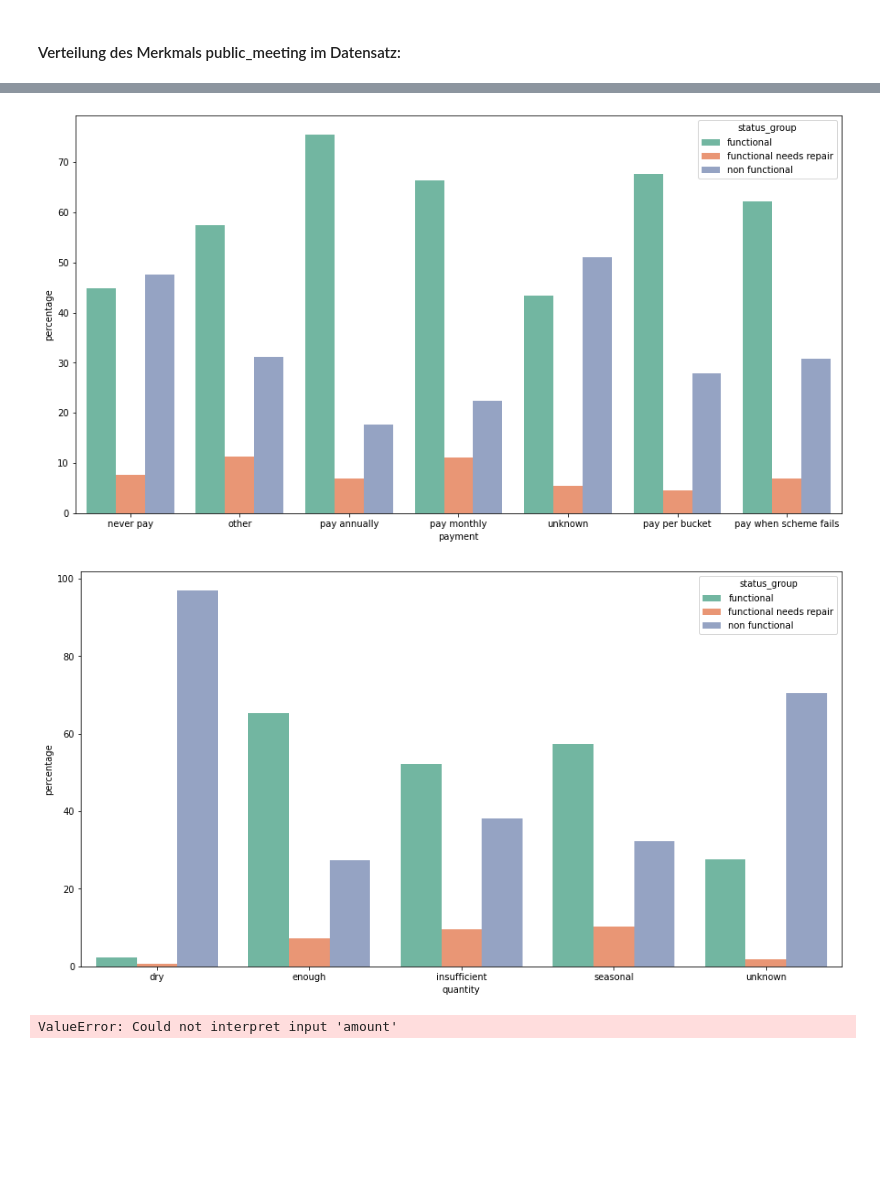
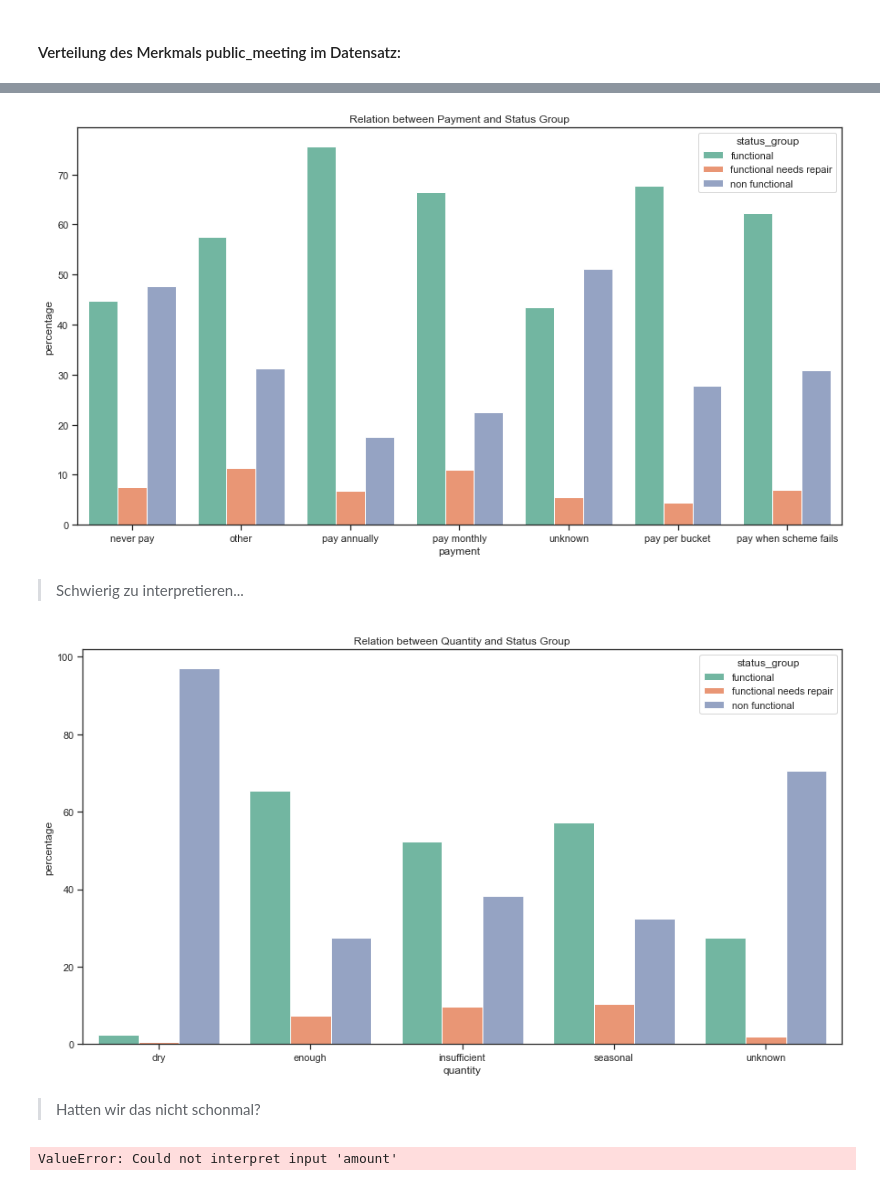
Before and after one commit to finitearth/DataExploration, a Jupyter notebook: presentation.ipynb, the cells around one changed output, grey strips where cells are left out. Cells and saved outputs as stored; diff of their text form; code cells hidden in the pictures; blank space fills up the shorter version.

```diff
--- a/presentation.ipynb
+++ b/presentation.ipynb
@@ -481,15 +486,18 @@ sns.barplot(x="management", y="percentage", hue="status_group", data=attrition_c
 # %%
 plt.figure(figsize=(15,8))
 
 attrition_counts = (train_data.groupby(['payment'])['status_group']
                      .value_counts(normalize=True)
                      .rename('percentage')
                      .mul(100)
                      .reset_index()
                      .sort_values('status_group'))
+plt.title('Relation between Payment and Status Group')
 sns.barplot(x="payment", y="percentage", hue="status_group", data=attrition_counts, palette="Set2");
 # %% [output]
-[figure, old version]
+[figure, new version]
+# %% [markdown]
+>Schwierig zu interpretieren...
 # %%
 plt.figure(figsize=(15,8))
 
@@ -499,9 +507,12 @@ attrition_counts = (train_data.groupby(['quantity'])['status_group']
                      .mul(100)
                      .reset_index()
                      .sort_values('status_group'))
+plt.title('Relation between Quantity and Status Group')
 sns.barplot(x="quantity", y="percentage", hue="status_group", data=attrition_counts, palette="Set2");
 # %% [output]
-[figure, old version]
+[figure, new version]
+# %% [markdown]
+>Hatten wir das nicht schonmal?
 # %%
 plt.figure(figsize=(15,8))
 
```
Also changed, not shown: parts of 18 cells of this notebook.
